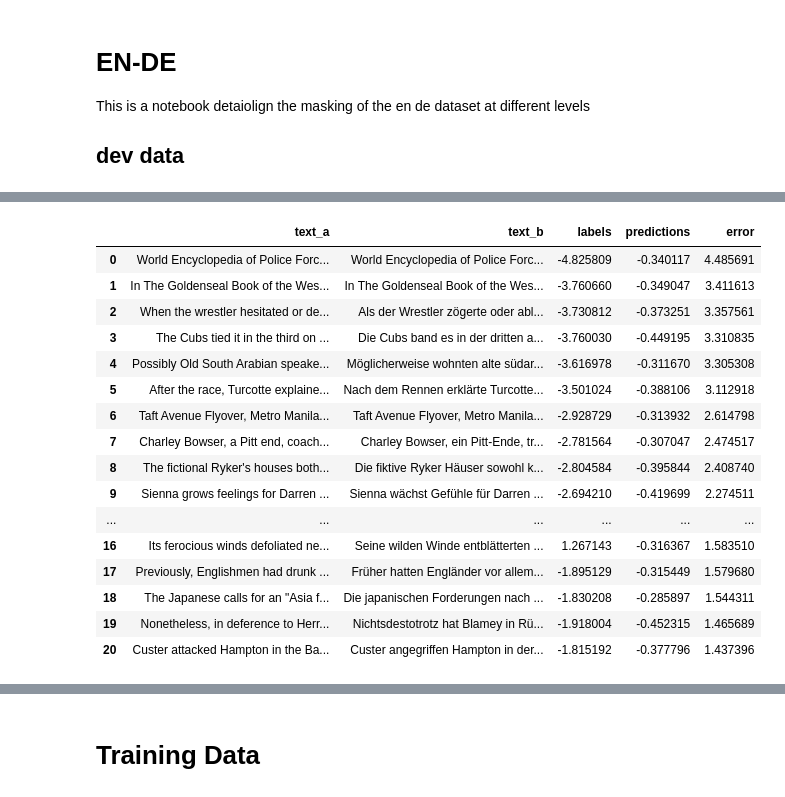
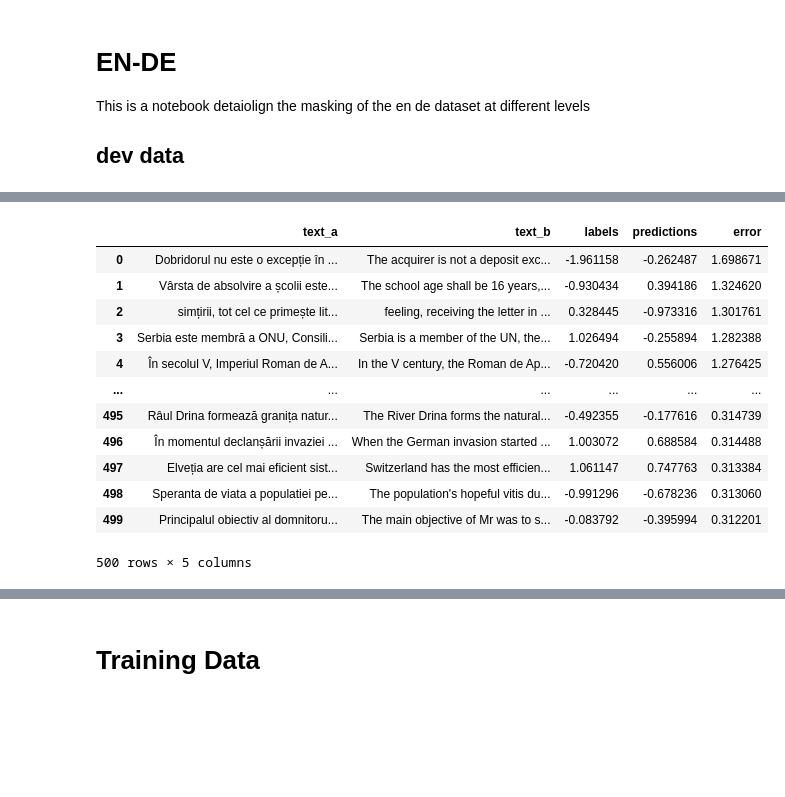
Before and after one commit to reidya3/Shared_task_wmt_2020, a Jupyter notebook: notebooks/masked different levels.ipynb, the cells around one changed output, grey strips where cells are left out. Saved outputs shown, nothing was run; the diff lists cells and outputs as text; code cells hidden in the pictures; blank space fills up the shorter version.

Commit message:
uploading correct above mae results

```diff
--- a/notebooks/masked different levels.ipynb
+++ b/notebooks/masked different levels.ipynb
@@ -103,9 +168,10 @@ This is a notebook detaiolign the masking of the en de dataset at different leve
 
 ## dev data
 # %%
-en_de_dev_df =  pd.read_csv("../data/en-de/dev.ende.df.short.tsv",sep="\t")
+en_de_dev_df =  pd.read_csv("../data/ro-en/dev.roen.df.short.tsv",sep="\t")
 
-result_dev = pd.read_csv("../masked-data/dev_en_de.tsv", sep="\t")
 
-result_dev
+result_dev = pd.read_csv("../predicted_dfs/dev.roen.predicted.zmean.tsv", sep="\t")
+
+en_de_dev_df
 # %% [output]
@@ -125,5 +191,5 @@ result_dev
 # %%
-result_dev["error"] = abs(result_dev["labels"]-result_dev["predictions"])
+result_dev["error"] = abs(en_de_dev_df["z_mean"]-result_dev["predictions"])
 result_dev
 # %% [output]
 |  | text_a | text_b | labels | predictions | error |
@@ -141,27 +207,23 @@ result_dev
 1000 rows × 5 columns
 # %%
 result_dev = result_dev.sort_values(by=["error"],ascending=False)
-result_dev = result_dev.head(int(1000 * 0.021))
+result_dev = result_dev[result_dev.error > 0.3121]
 result_dev.reset_index(inplace=True,drop=True)
 result_dev
 # %% [output]
 |  | text_a | text_b | labels | predictions | error |
-| 0 | World Encyclopedia of Police Forc... | World Encyclopedia of Police Forc... | -4.825809 | -0.340117 | 4.485691 |
-| 1 | In The Goldenseal Book of the Wes... | In The Goldenseal Book of the Wes... | -3.760660 | -0.349047 | 3.411613 |
-| 2 | When the wrestler hesitated or de... | Als der Wrestler zögerte oder abl... | -3.730812 | -0.373251 | 3.357561 |
-| 3 | The Cubs tied it in the third on ... | Die Cubs band es in der dritten a... | -3.760030 | -0.449195 | 3.310835 |
-| 4 | Possibly Old South Arabian speake... | Möglicherweise wohnten alte südar... | -3.616978 | -0.311670 | 3.305308 |
-| 5 | After the race, Turcotte explaine... | Nach dem Rennen erklärte Turcotte... | -3.501024 | -0.388106 | 3.112918 |
-| 6 | Taft Avenue Flyover, Metro Manila... | Taft Avenue Flyover, Metro Manila... | -2.928729 | -0.313932 | 2.614798 |
-| 7 | Charley Bowser, a Pitt end, coach... | Charley Bowser, ein Pitt-Ende, tr... | -2.781564 | -0.307047 | 2.474517 |
-| 8 | The fictional Ryker's houses both... | Die fiktive Ryker Häuser sowohl k... | -2.804584 | -0.395844 | 2.408740 |
-| 9 | Sienna grows feelings for Darren ... | Sienna wächst Gefühle für Darren ... | -2.694210 | -0.419699 | 2.274511 |
+| 0 | Dobridorul nu este o excepție în ... | The acquirer is not a deposit exc... | -1.961158 | -0.262487 | 1.698671 |
+| 1 | Vârsta de absolvire a școlii este... | The school age shall be 16 years,... | -0.930434 | 0.394186 | 1.324620 |
+| 2 | simțirii, tot cel ce primește lit... | feeling, receiving the letter in ... | 0.328445 | -0.973316 | 1.301761 |
+| 3 | Serbia este membră a ONU, Consili... | Serbia is a member of the UN, the... | 1.026494 | -0.255894 | 1.282388 |
+| 4 | În secolul V, Imperiul Roman de A... | In the V century, the Roman de Ap... | -0.720420 | 0.556006 | 1.276425 |
 | ... | ... | ... | ... | ... | ... |
-| 16 | Its ferocious winds defoliated ne... | Seine wilden Winde entblätterten ... | 1.267143 | -0.316367 | 1.583510 |
-| 17 | Previously, Englishmen had drunk ... | Früher hatten Engländer vor allem... | -1.895129 | -0.315449 | 1.579680 |
-| 18 | The Japanese calls for an "Asia f... | Die japanischen Forderungen nach ... | -1.830208 | -0.285897 | 1.544311 |
-| 19 | Nonetheless, in deference to Herr... | Nichtsdestotrotz hat Blamey in Rü... | -1.918004 | -0.452315 | 1.465689 |
-| 20 | Custer attacked Hampton in the Ba... | Custer angegriffen Hampton in der... | -1.815192 | -0.377796 | 1.437396 |
+| 495 | Râul Drina formează granița natur... | The River Drina forms the natural... | -0.492355 | -0.177616 | 0.314739 |
+| 496 | În momentul declanșării invaziei ... | When the German invasion started ... | 1.003072 | 0.688584 | 0.314488 |
+| 497 | Elveția are cel mai eficient sist... | Switzerland has the most efficien... | 1.061147 | 0.747763 | 0.313384 |
+| 498 | Speranta de viata a populatiei pe... | The population's hopeful vitis du... | -0.991296 | -0.678236 | 0.313060 |
+| 499 | Principalul obiectiv al domnitoru... | The main objective of Mr was to s... | -0.083792 | -0.395994 | 0.312201 |
+500 rows × 5 columns
 # %%
 maskd_df = pd.DataFrame()
 for index, text in result_dev["text_a"].items():
```
Also changed, not shown: parts of 15 cells of this notebook, 12 other files.
